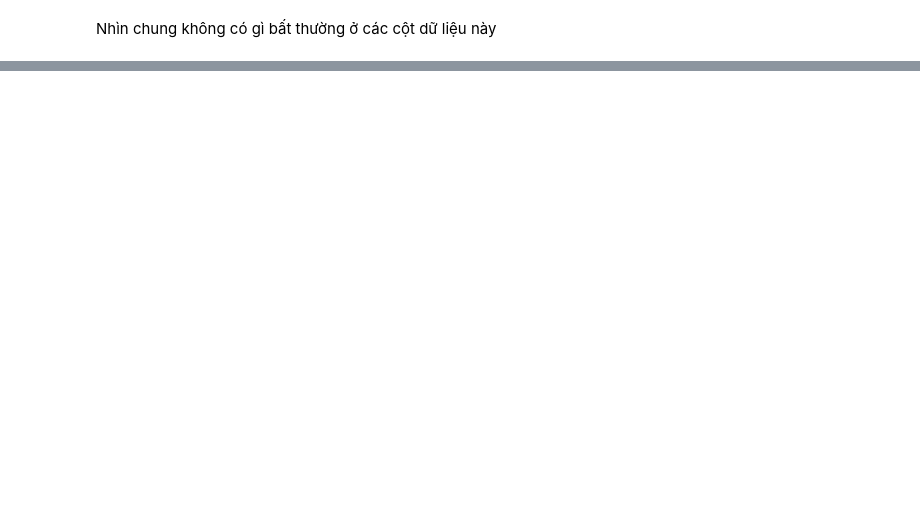
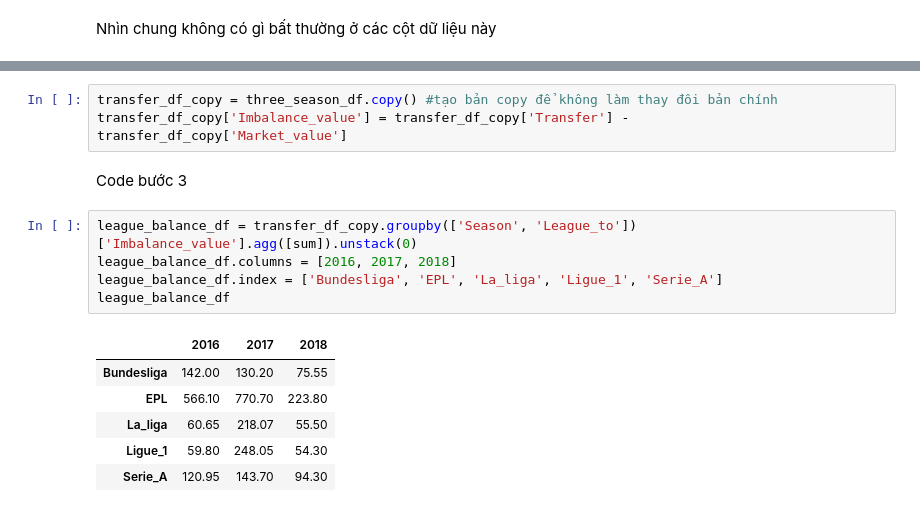
Before and after one commit to datpham2001/P4DS-CQ19-FinalProject, a Jupyter notebook: final-project.ipynb, the cells around one changed output, grey strips where cells are left out. Cells and saved outputs as stored; diff of their text form; blank space fills up the shorter version.

```diff
--- a/final-project.ipynb
+++ b/final-project.ipynb
@@ -157,0 +225,17 @@ Nhìn chung không có gì bất thường ở các cột dữ liệu này
+# %%
+transfer_df_copy = three_season_df.copy() #tạo bản copy để không làm thay đôi bản chính
+transfer_df_copy['Imbalance_value'] = transfer_df_copy['Transfer'] - transfer_df_copy['Market_value']
+# %% [markdown]
+Code bước 3
+# %%
+league_balance_df = transfer_df_copy.groupby(['Season', 'League_to'])['Imbalance_value'].agg([sum]).unstack(0)
+league_balance_df.columns = [2016, 2017, 2018]
+league_balance_df.index = ['Bundesliga', 'EPL', 'La_liga', 'Ligue_1', 'Serie_A']
+league_balance_df
+# %% [output]
+|  | 2016 | 2017 | 2018 |
+| Bundesliga | 142.00 | 130.20 | 75.55 |
+| EPL | 566.10 | 770.70 | 223.80 |
+| La_liga | 60.65 | 218.07 | 55.50 |
+| Ligue_1 | 59.80 | 248.05 | 54.30 |
+| Serie_A | 120.95 | 143.70 | 94.30 |
```
Also changed, not shown: parts of 18 cells of this notebook.
